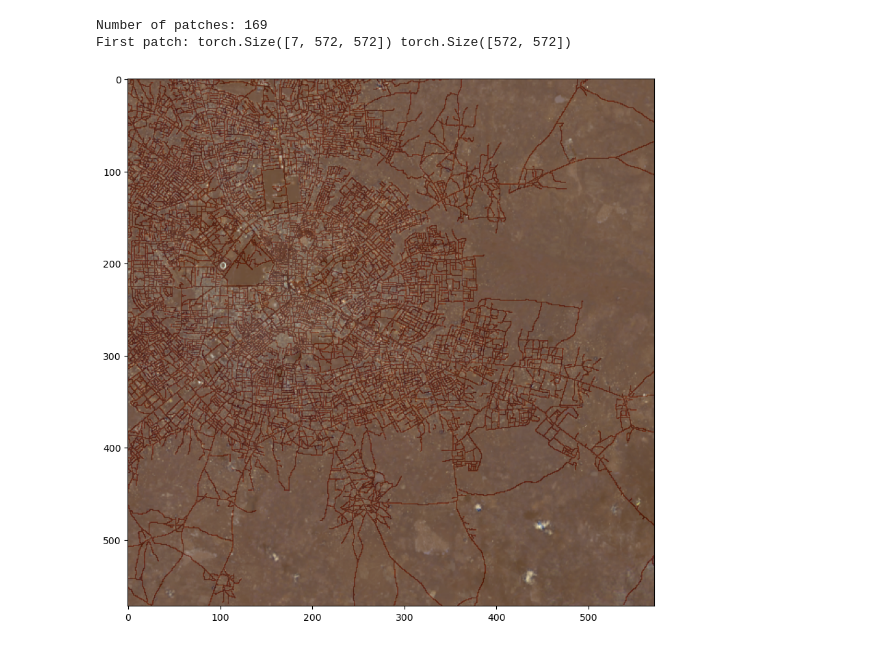
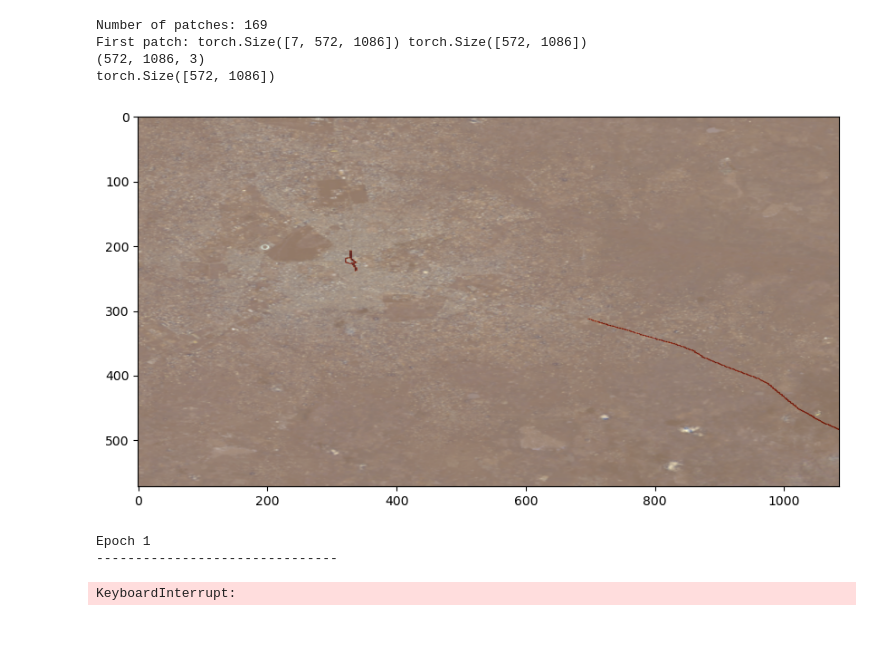
Before and after one commit to CS-433/ml-project-2-the-overfitters, a Jupyter notebook: unet.ipynb, the cells around one changed output. Cells and saved outputs as stored; diff of their text form; code cells hidden in the pictures.

Commit message:
data augmentation

```diff
--- a/unet.ipynb
+++ b/unet.ipynb
@@ -31,6 +35,6 @@ import matplotlib.pyplot as plt
 # %%
 # Load the roads data
-roads_data = gpd.read_file('data/ghana-231113-highway.geojson')
+roads_data = gpd.read_file('data/ghana-231113-highway-primary.geojson')
 
 # Filter out non-LineString geometries
 roads_data = roads_data[roads_data.geometry.type == 'LineString']
@@ -156,24 +218,28 @@ class SatelliteRoadDataset(Dataset):
         return road_mask
 # %%
 # Test the dataset
-dataset = SatelliteRoadDataset(roads_data, images_paths, patch_size=572)
+dataset = SatelliteRoadDataset(roads_data, images_paths, patch_size=572, rotation = None, stretch_factor = 1.9)
 print('Number of patches:', len(dataset))
 print('First patch:', dataset[148][0].shape, dataset[148][1].shape)
 #print('Last patch:', dataset[-1][0].shape, dataset[-1][1].shape) TODO: fix this
 
 # Plot one patch with label mask overlay
 patch_idx = 148
 bands = np.stack([dataset[patch_idx][0][i, :, :] for i in range(3)], axis=-1)
 label_mask = dataset[patch_idx][1]
+fig, ax = plt.subplots(figsize=(10, 10))
+print(bands.shape)
 
-fig, ax = plt.subplots(figsize=(10, 10))
+print(label_mask.shape)
 ax.imshow(bands)
-ax.imshow(label_mask, cmap='Reds', alpha=0.2)
+ax.imshow(label_mask, cmap='Reds', alpha=0.4)
 plt.show()
 # %% [output]
 Number of patches: 169
-First patch: torch.Size([7, 572, 572]) torch.Size([572, 572])
+First patch: torch.Size([7, 572, 1086]) torch.Size([572, 1086])
+(572, 1086, 3)
+torch.Size([572, 1086])
-[figure, old version]
+[figure, new version]
 # %%
 # Implementation of the U-Net model
 # Paper: https://arxiv.org/pdf/1505.04597.pdf
@@ -367,8 +441,18 @@ def validate(dataloader, model, loss_fn):
 best_loss = float('inf')
 for t in range(epochs):
     print(f"Epoch {t+1}\n-------------------------------")
-    train_loss = train(train_dataloader, model, loss_fn, optimizer)
-    val_loss = validate(val_dataloader, model, loss_fn)
+
+    if t%2 == 1 and t<=epochs/2:
+        train_loss = train(rotated_train_dataloader, model, loss_fn, optimizer)
+        val_loss = validate(val_dataloader, model, loss_fn)
+
+    elif t%2 == 0 and t<= epochs/2:
+        train_loss = train(stretched_train_dataloader, model, loss_fn, optimizer)
+        val_loss = validate(val_dataloader, model, loss_fn)
+
+    else:
+        train_loss = train(train_dataloader, model, loss_fn, optimizer)
+        val_loss = validate(val_dataloader, model, loss_fn)
     print(f"Training Loss: {train_loss:.4f}, Validation Loss: {val_loss:.4f}")
 
     # Save the model if it's the best so far
@@ -376,3 +460,7 @@ for t in range(epochs):
         best_loss = val_loss
         torch.save(model.state_dict(), 'best_unet_model.pth')
         print("Saved the Best Model!")
+# %% [output]
+Epoch 1
+-------------------------------
+KeyboardInterrupt:
```
Also changed, not shown: parts of 5 cells of this notebook.
